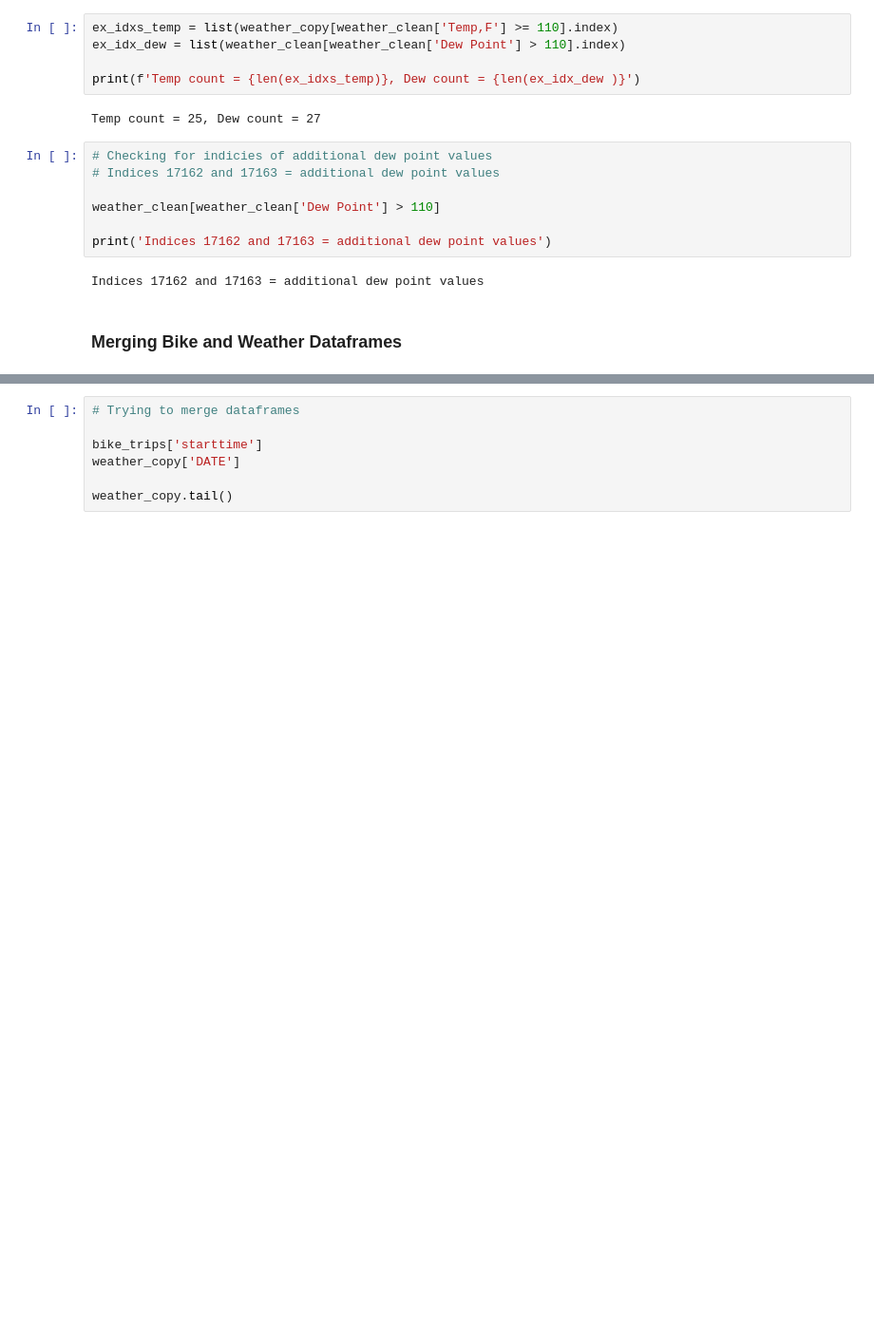
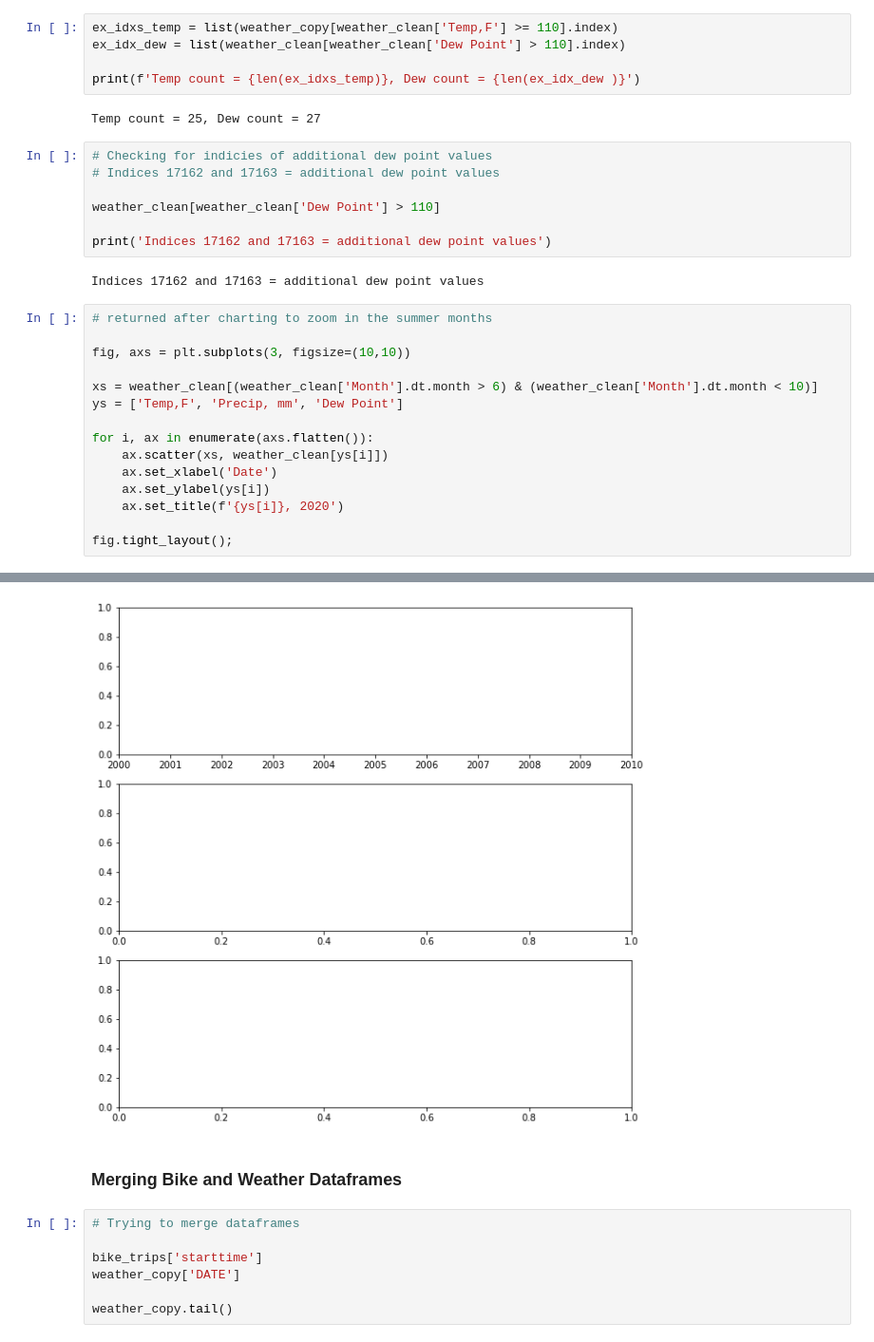
Before and after one commit to leckieje/fair_weather_cyclists, a Jupyter notebook: bike_weather_20.ipynb, the cells around one changed output, grey strips where cells are left out. Shown: that part at 95% size. Drawn from its saved outputs; the diff is of its cells as text; blank space fills up the shorter version.

Commit message:
working plotting functions

```diff
--- a/bike_weather_20.ipynb
+++ b/bike_weather_20.ipynb
@@ -590,5 +590,19 @@ weather_clean[weather_clean['Dew Point'] > 110]
 print('Indices 17162 and 17163 = additional dew point values')
 # %% [output]
 Indices 17162 and 17163 = additional dew point values
-# %% [markdown]
-### Merging Bike and Weather Dataframes
+# %%
+# returned after charting to zoom in the summer months
+
+fig, axs = plt.subplots(3, figsize=(10,10))
+
+xs = weather_clean[(weather_clean['Month'].dt.month > 6) & (weather_clean['Month'].dt.month < 10)]
+ys = ['Temp,F', 'Precip, mm', 'Dew Point']
+
+for i, ax in enumerate(axs.flatten()):
+    ax.scatter(xs, weather_clean[ys[i]])
+    ax.set_xlabel('Date')
+    ax.set_ylabel(ys[i])
+    ax.set_title(f'{ys[i]}, 2020')
+
+fig.tight_layout();
+# %% [output]
@@ -595,3 +613,6 @@ Indices 17162 and 17163 = additional dew point values
+[figure, added]
+# %% [markdown]
+### Merging Bike and Weather Dataframes
 # %%
 # Trying to merge dataframes
 
```
Also changed, not shown: parts of 69 cells of this notebook.
